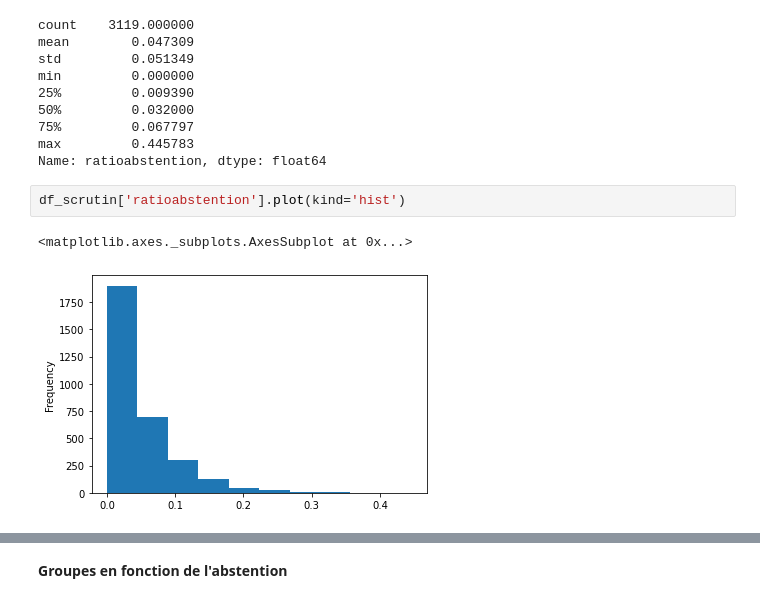
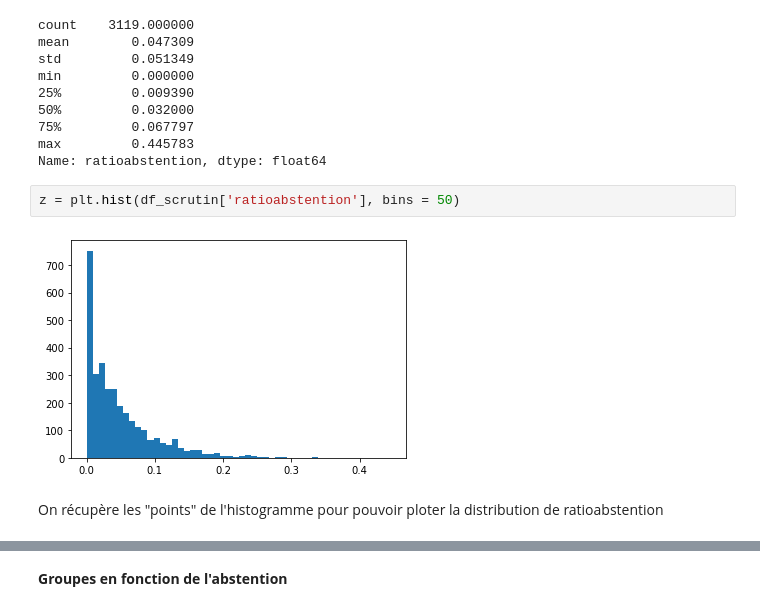
Before and after one commit to claralga/StatApp, a Jupyter notebook: statistiques_scrutins.ipynb, the cells around one changed output, grey strips where cells are left out. Drawn from its saved outputs; the diff is of its cells as text.

```diff
--- a/statistiques_scrutins.ipynb
+++ b/statistiques_scrutins.ipynb
@@ -45,8 +46,9 @@ min         0.000000
 75%         0.067797
 max         0.445783
 Name: ratioabstention, dtype: float64
-# %%
-df_scrutin['ratioabstention'].plot(kind='hist')
-# %% [output]
-<matplotlib.axes._subplots.AxesSubplot at 0x...>
-[figure, removed]
+# %%
+z = plt.hist(df_scrutin['ratioabstention'], bins = 50)
+# %% [output]
+[figure, added]
+# %% [markdown]
+On récupère les "points" de l'histogramme pour pouvoir ploter la distribution de ratioabstention
```
Also changed, not shown: parts of 19 cells of this notebook.
